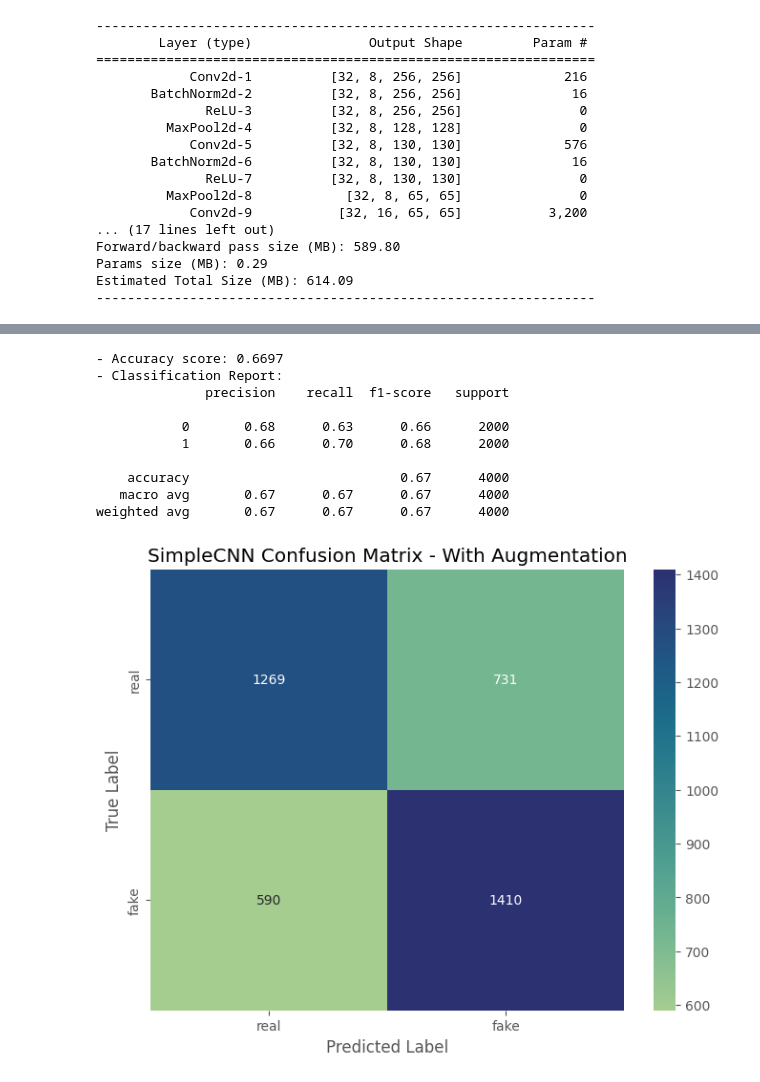
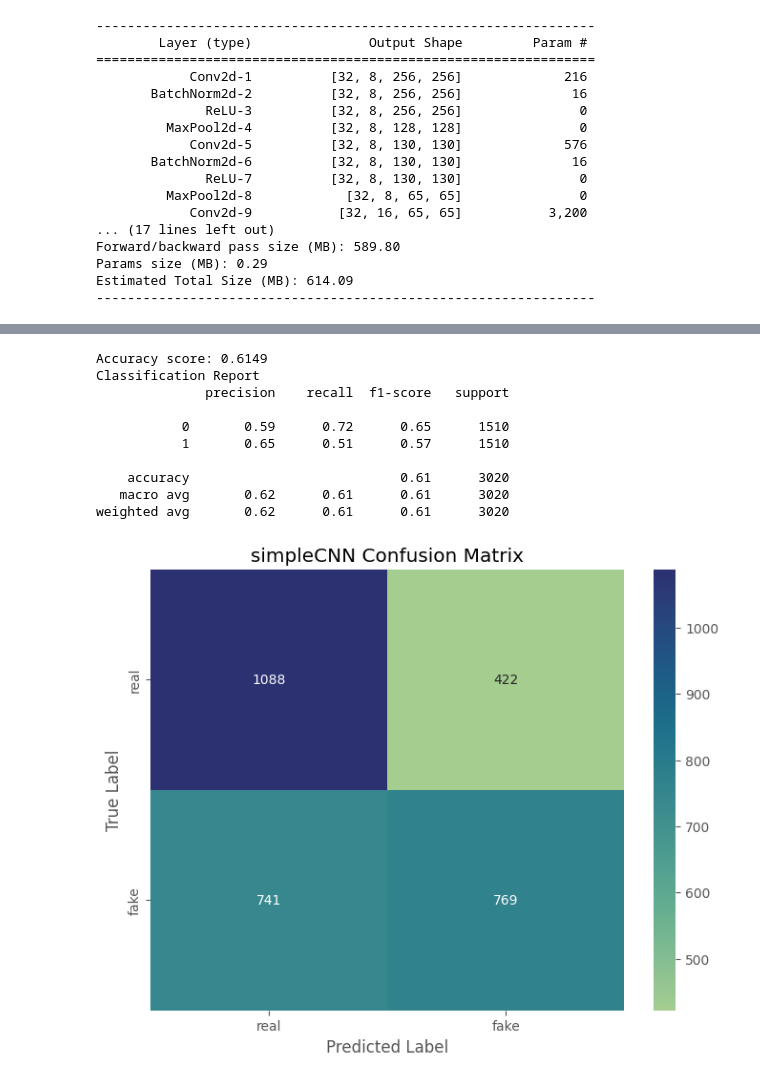
Before and after one commit to DangCongKhai/deep_fake_detection, a Jupyter notebook: notebooks/simple-cnn.ipynb, the cells around one changed output, grey strips where cells are left out. Cells and saved outputs as stored; diff of their text form; code cells hidden in the pictures.

```diff
--- a/notebooks/simple-cnn.ipynb
+++ b/notebooks/simple-cnn.ipynb
@@ -46,4 +238,0 @@ from src.utils import *
-# %%
-DATA_ROOT = '../data/images'
-RESULTS_DIR = '../results/simple-cnn'
-MODELS_DIR = '../model_checkpoints'
@@ -127,0 +239,6 @@ APPLYING LABEL FLIP: Mapped 'fake'-> 1 and 'real'-> 0 internally.
+# %%
+MODEL_NAME = "simpleCNN"
+TASK_NAME = "with_aug"
+BATCH_SIZE = 32
+EPOCHS = 30
+LR = 0.001
@@ -128,3 +248,6 @@ APPLYING LABEL FLIP: Mapped 'fake'-> 1 and 'real'-> 0 internally.
+# %%
+train_loader, valid_loader, test_loader = get_data_loaders(
+    DATA_ROOT, MODEL_NAME, BATCH_SIZE, use_augmentation=True)
 # %%
 model = SimpleCNN(num_classes=2).to(DEVICE)
 torchsummary.summary(model, (3, 256, 256), batch_size=BATCH_SIZE)
@@ -331,13 +392,0 @@ from src.utils import *
-# %%
-DATA_ROOT = '../data/images'
-RESULTS_DIR = '../results/simple-cnn'
-MODEL_NAME = 'simpleCNN'
-TASK_NAME = 'deepfake_detection_aug'
-MODEL_DIR = '../model_checkpoints'
-
-BATCH_SIZE = 32
-LR = 0.001
-EPOCHS = 30
-DEVICE = torch.device(get_device())
-BENCHMARK = torch.backends.cudnn.benchmark = True
-set_seed(42)
@@ -488,36 +393,14 @@ History saved to ../results/simple-cnn/simpleCNN_deepfake_detection_aug.json
-# %%
-from sklearn.metrics import accuracy_score, classification_report, confusion_matrix
-
-y_true, y_pred = get_all_predictions(model, valid_loader, DEVICE)
-class_names = ['real', 'fake']
-
-acc = accuracy_score(y_true, y_pred)
-print(f"- Accuracy score: {acc:.4f}")
-
-print(f"- Classification Report:")
-print(classification_report(y_true, y_pred))
-
-cm = confusion_matrix(y_true, y_pred)
-plt.figure(figsize=(8, 6))
-sns.heatmap(
-    cm, annot=True, fmt='d', cmap='crest',
-    xticklabels=class_names,
-    yticklabels=class_names)
-plt.xlabel('Predicted Label')
-plt.ylabel('True Label')
-plt.title(f'SimpleCNN Confusion Matrix - With Augmentation')
-img_save = f"{RESULTS_DIR}/{MODEL_NAME}_{TASK_NAME}_cfm.png"
-plt.savefig(img_save)
-plt.show()
-# %% [output]
-- Accuracy score: 0.6697
-- Classification Report:
-              precision    recall  f1-score   support
-
-           0       0.68      0.63      0.66      2000
-           1       0.66      0.70      0.68      2000
-
-    accuracy                           0.67      4000
-   macro avg       0.67      0.67      0.67      4000
-weighted avg       0.67      0.67      0.67      4000
-[figure, removed]
+# %%
+performance(model, test_loader, DEVICE, MODEL_NAME, TASK_NAME, RESULTS_DIR)
+# %% [output]
+Accuracy score: 0.6149
+Classification Report
+              precision    recall  f1-score   support
+
+           0       0.59      0.72      0.65      1510
+           1       0.65      0.51      0.57      1510
+
+    accuracy                           0.61      3020
+   macro avg       0.62      0.61      0.61      3020
+weighted avg       0.62      0.61      0.61      3020
+[figure, added]
```
Also changed, not shown: parts of 60 cells of this notebook, 1 other file.
